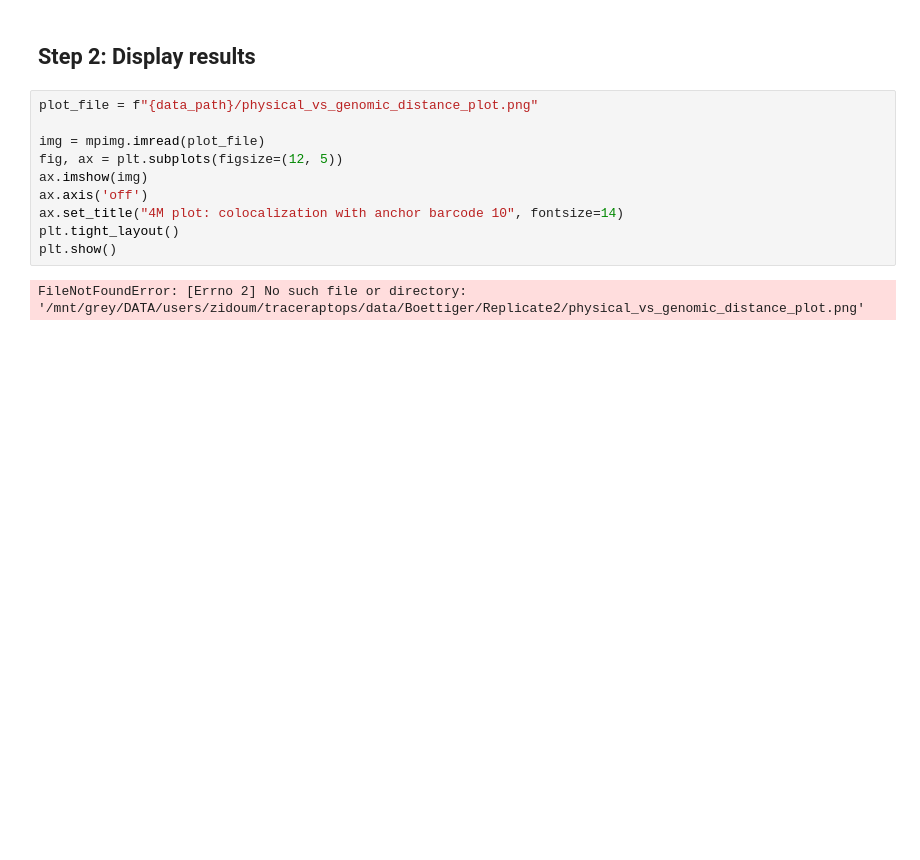
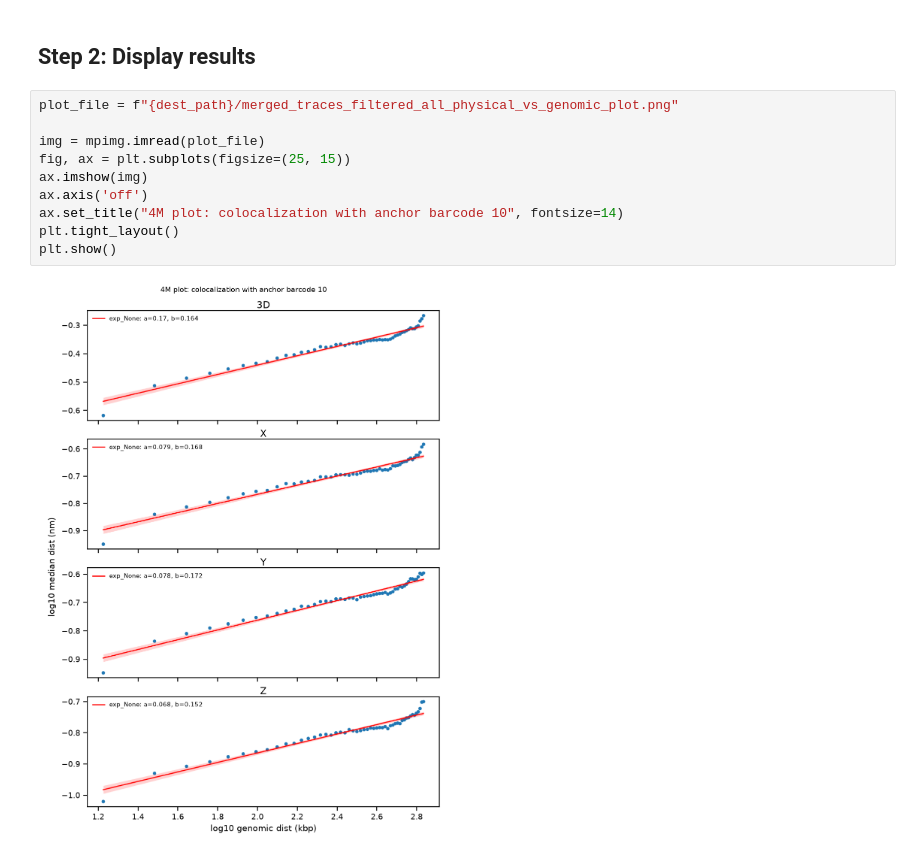
Before and after one commit to pyHi-M/traceratops, a Jupyter notebook: docs/source/tutorials/tutorial_10_physical_vs_genomic_distances.ipynb, the cells around one changed output. Drawn from its saved outputs; the diff is of its cells as text; blank space fills up the shorter version.

```diff
--- a/docs/source/tutorials/tutorial_10_physical_vs_genomic_distances.ipynb
+++ b/docs/source/tutorials/tutorial_10_physical_vs_genomic_distances.ipynb
@@ -36,14 +38,14 @@ trace_merge: error: unrecognized arguments: --input /mnt/grey/DATA/users/zidoum/
 # %% [markdown]
 ## Step 2: Display results
 # %%
-plot_file = f"{data_path}/physical_vs_genomic_distance_plot.png"
+plot_file = f"{dest_path}/merged_traces_filtered_all_physical_vs_genomic_plot.png"
 
 img = mpimg.imread(plot_file)
-fig, ax = plt.subplots(figsize=(12, 5))
+fig, ax = plt.subplots(figsize=(25, 15))
 ax.imshow(img)
 ax.axis('off')
 ax.set_title("4M plot: colocalization with anchor barcode 10", fontsize=14)
 plt.tight_layout()
 plt.show()
 # %% [output]
-FileNotFoundError: [Errno 2] No such file or directory: '/mnt/grey/DATA/users/zidoum/traceraptops/data/Boettiger/Replicate2/physical_vs_genomic_distance_plot.png'
+[figure, added]
```
Also changed, not shown: parts of 1 cell of this notebook.
